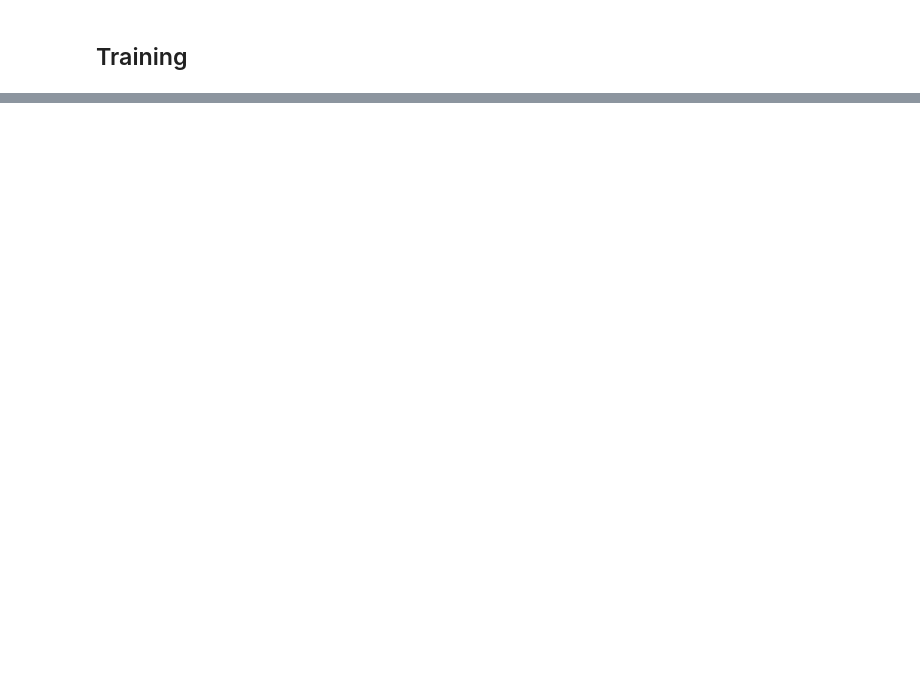
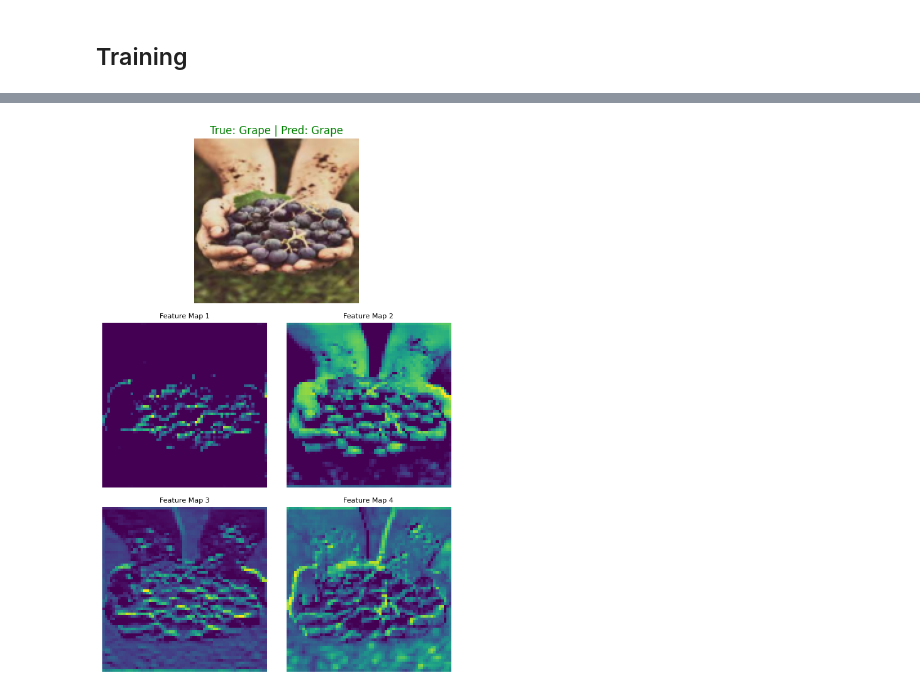
Before and after one commit to elementare/food-classifier, a Jupyter notebook: CNN/multiclass_classification/multiclass_CNN.ipynb, the cells around one changed output, grey strips where cells are left out. Drawn from its saved outputs; the diff is of its cells as text; code cells hidden in the pictures; blank space fills up the shorter version.

```diff
--- a/CNN/multiclass_classification/multiclass_CNN.ipynb
+++ b/CNN/multiclass_classification/multiclass_CNN.ipynb
@@ -660,0 +718,9 @@ show_random_test_predictions(model, test_loader, device, class_names=train_datas
+# %%
+images, labels = next(iter(test_loader))
+idx = random.randint(0, images.size(0) - 1)
+img = images[idx]
+label = labels[idx]
+
+extract_and_show_features_with_prediction(model, img, label, device, class_names=test_dataset.classes)
+# %% [output]
+[figure, added]
```
Also changed, not shown: parts of 21 cells of this notebook, 16 other files.
